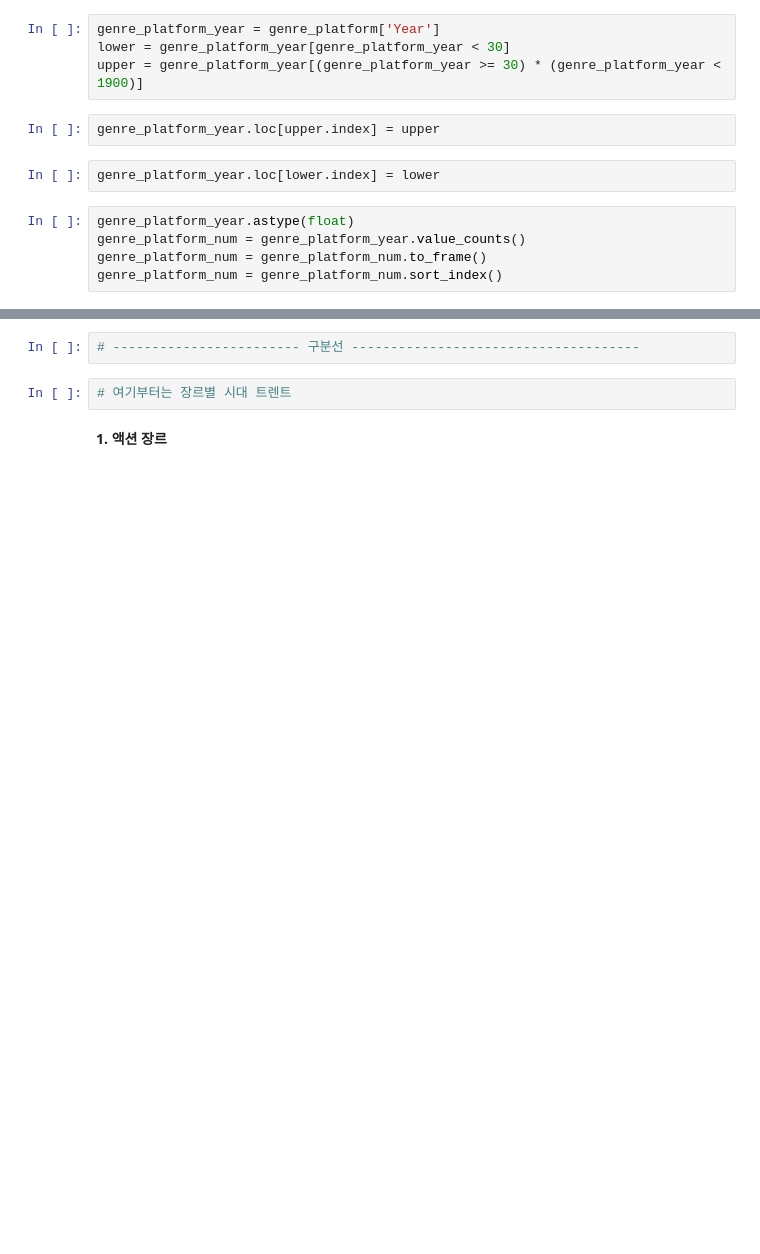
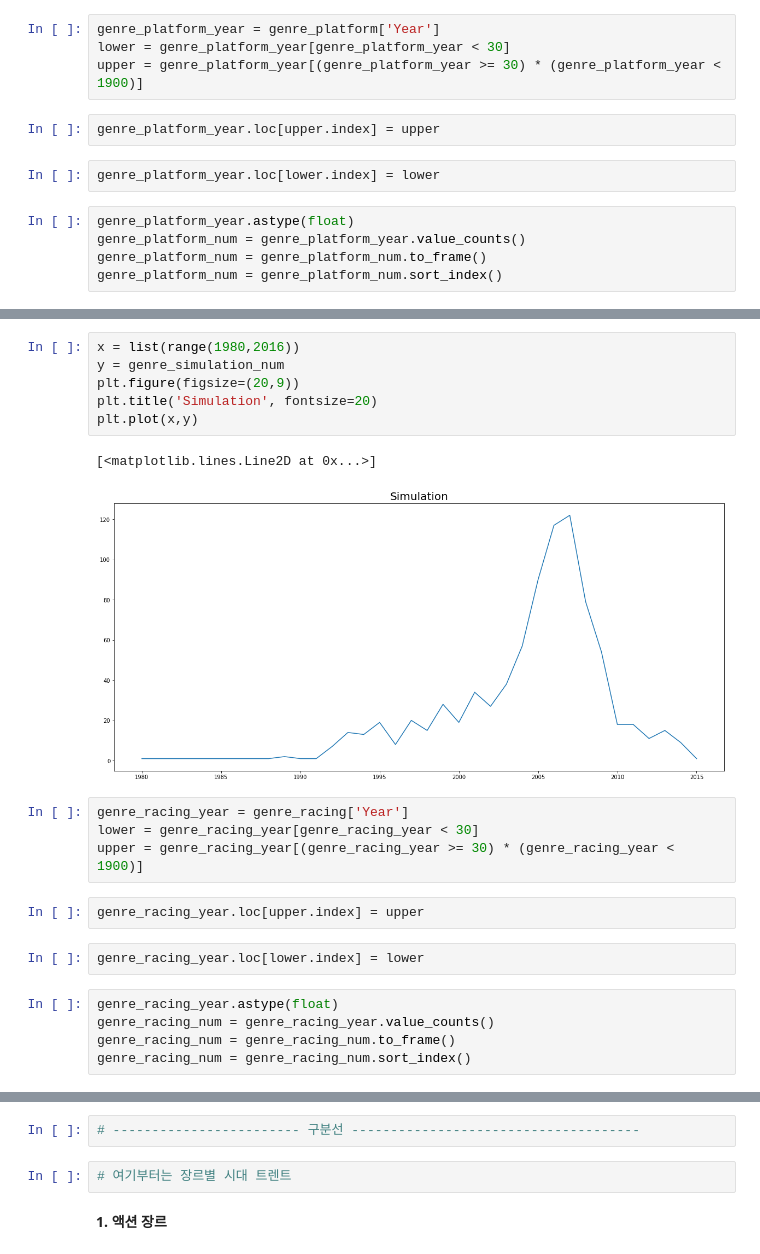
Before and after one commit to hoonputer/Section1_Project, a Jupyter notebook: Untitled6.ipynb, the cells around one changed output, grey strips where cells are left out. Saved outputs shown, nothing was run; the diff lists cells and outputs as text; blank space fills up the shorter version.

```diff
--- a/Untitled6.ipynb
+++ b/Untitled6.ipynb
@@ -878,0 +917,22 @@ plt.plot(x,y)
+# %%
+x = list(range(1980,2016))
+y = genre_simulation_num
+plt.figure(figsize=(20,9))
+plt.title('Simulation', fontsize=20)
+plt.plot(x,y)
+# %% [output]
+[<matplotlib.lines.Line2D at 0x...>]
+[figure, added]
+# %%
+genre_racing_year = genre_racing['Year']
+lower = genre_racing_year[genre_racing_year < 30]
+upper = genre_racing_year[(genre_racing_year >= 30) * (genre_racing_year < 1900)]
+# %%
+genre_racing_year.loc[upper.index] = upper
+# %%
+genre_racing_year.loc[lower.index] = lower
+# %%
+genre_racing_year.astype(float)
+genre_racing_num = genre_racing_year.value_counts()
+genre_racing_num = genre_racing_num.to_frame()
+genre_racing_num = genre_racing_num.sort_index()
```
Also changed, not shown: parts of 41 cells of this notebook.
